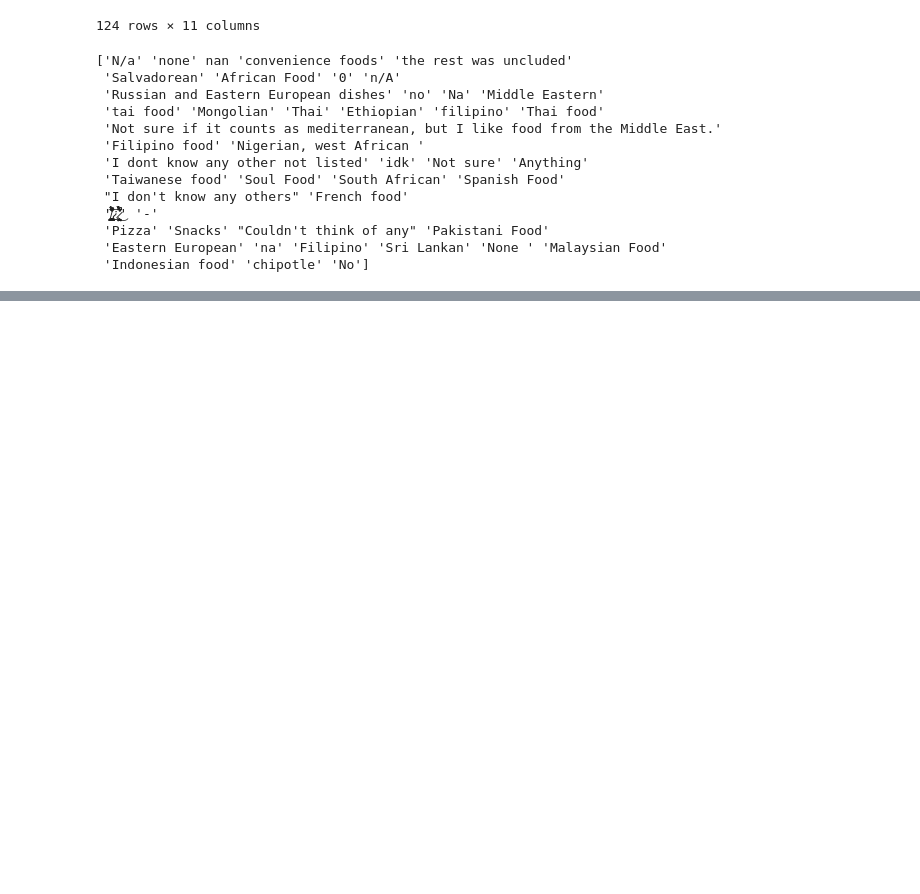
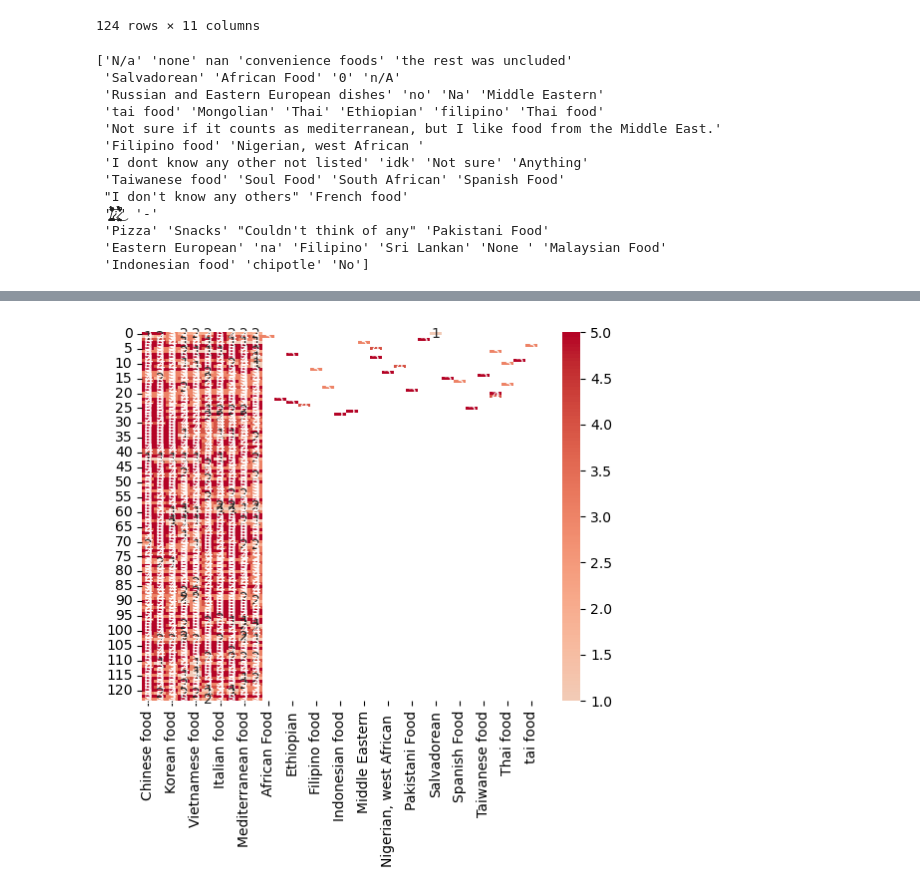
Before and after one commit to LydiaNiu/cs105_t7_miniproj, a Jupyter notebook: T7_mini_proj.ipynb, the cells around one changed output, grey strips where cells are left out. Cells and saved outputs as stored; diff of their text form; code cells hidden in the pictures; blank space fills up the shorter version.

```diff
--- a/T7_mini_proj.ipynb
+++ b/T7_mini_proj.ipynb
@@ -157,11 +167,13 @@ df3_cleaned.head()
 # remove 'Other Cuisine' column
 fav_cuisine = fav_cuisine.drop('Other Cuisine (please specify in the next question)', axis=1, errors='ignore')
 
-df3_pivot = df3_cleaned.pivot_table(              # or
-    # index = df3_cleaned.index,
+df3_pivot = df3_cleaned.pivot_table(
+    index = df3_cleaned.index,
     columns='cuisine_name',
     values='other_cuisine_rate'
 ).reset_index()
 
 df3_pivot
+df3_whole = pd.concat([fav_cuisine, df3_pivot.drop(columns='index')], axis=1)
+df3_whole
 # %% [output]
@@ -180,0 +193,8 @@ df3_pivot
+# %%
+#issue: missing data NaN values affect the heatmap visualization
+#issue: compress duplicate columns with same cuisine name/break down
+
+sns.heatmap(df3_whole, center= 0, cmap = "coolwarm",annot= True)
+plt.show()
+# %% [output]
+[figure, added]
```
Also changed, not shown: parts of 5 cells of this notebook.
